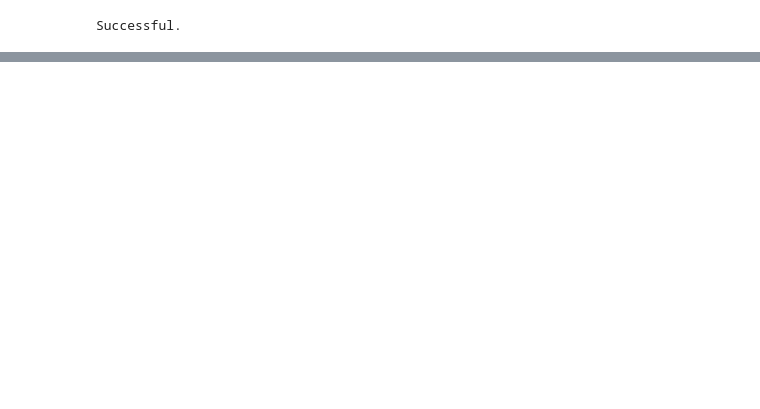
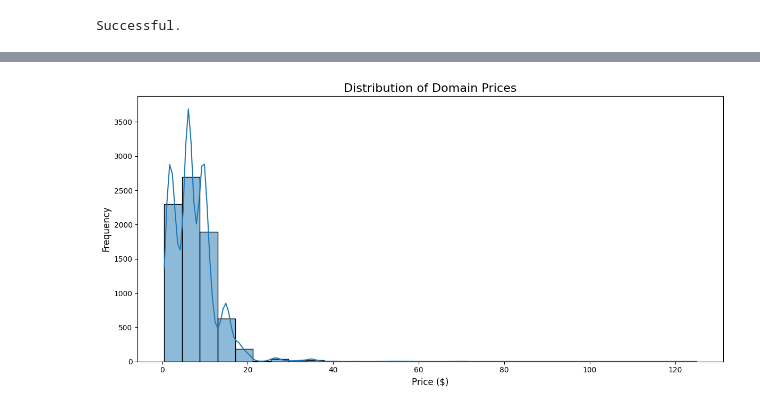
Before and after one commit to digitaldisarray/Registrar-Analysis, a Jupyter notebook: graph.ipynb, the cells around one changed output, grey strips where cells are left out. Saved outputs shown, nothing was run; the diff lists cells and outputs as text; code cells hidden in the pictures; blank space fills up the shorter version.

```diff
--- a/graph.ipynb
+++ b/graph.ipynb
@@ -410,0 +973,12 @@ for source in sources:
+# %%
+plt.figure(figsize=(12, 6))
+sns.histplot(data=whois_price_filtered, x="price", bins=30, kde=True)
+plt.title("Distribution of Domain Prices", fontsize=16)
+plt.xlabel("Price ($)", fontsize=12)
+plt.ylabel("Frequency", fontsize=12)
+output_path = "./graphs/price/distribution-of-domain-prices.png"
+plt.tight_layout()
+plt.savefig(output_path, dpi=300)
+plt.show()
+# %% [output]
+[figure, added]
```
Also changed, not shown: parts of 13 cells of this notebook.
